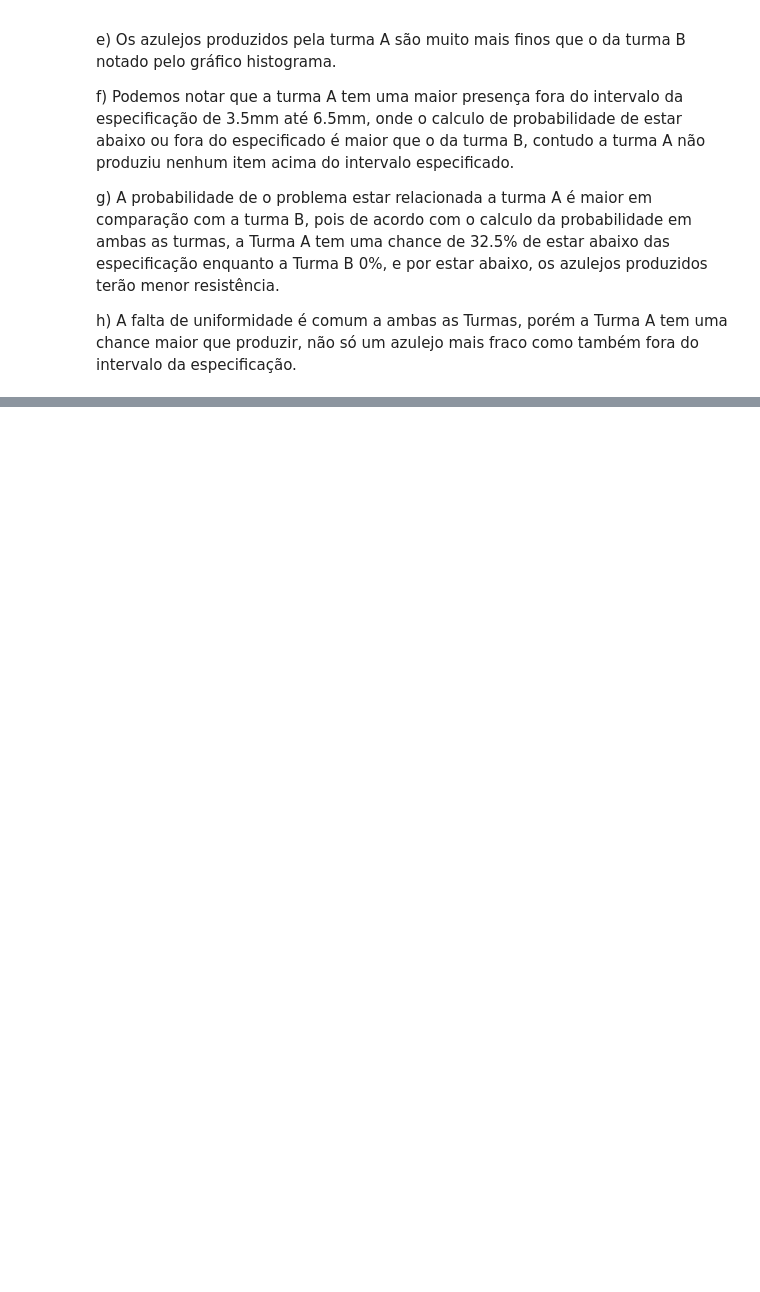
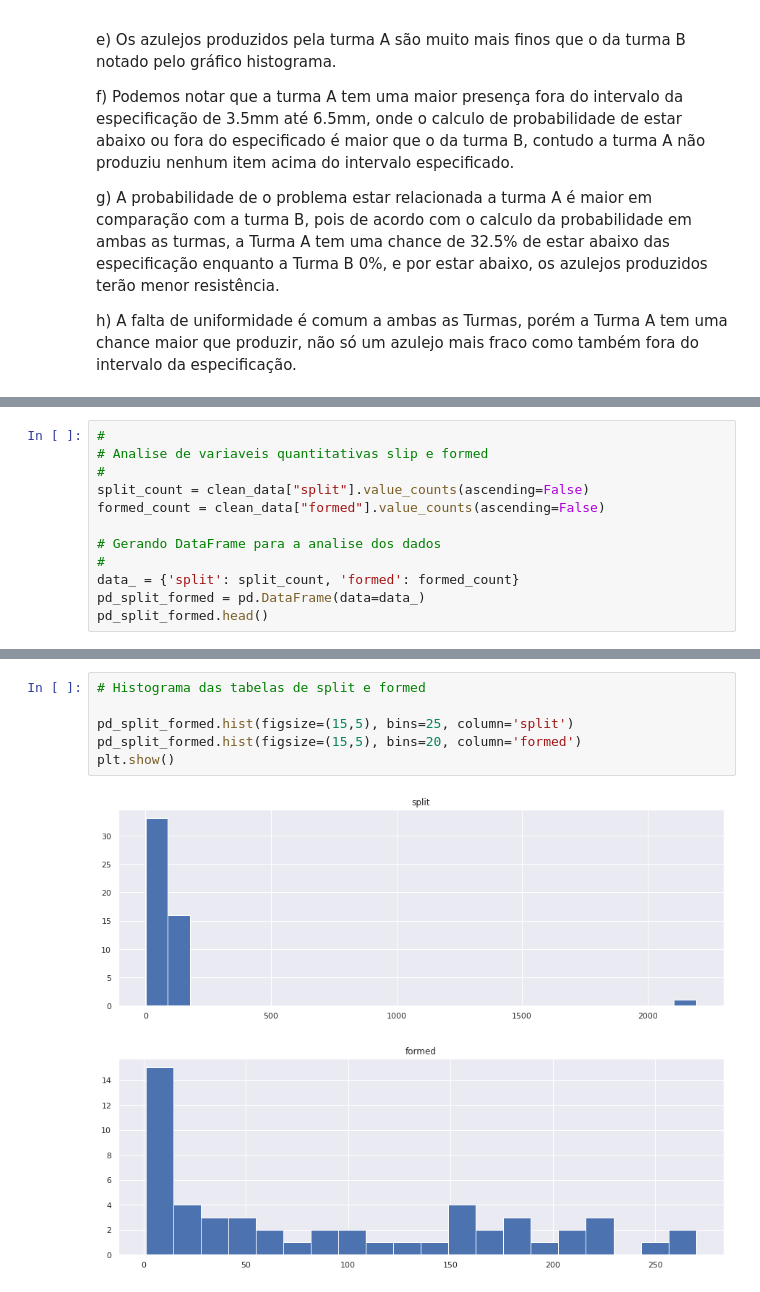
Before and after one commit to titilomt/data_science_puc_projects, a Jupyter notebook: EstatisticaPOS_trab_01.ipynb, the cells around one changed output, grey strips where cells are left out. Cells and saved outputs as stored; diff of their text form; blank space fills up the shorter version.

```diff
--- a/EstatisticaPOS_trab_01.ipynb
+++ b/EstatisticaPOS_trab_01.ipynb
@@ -271,0 +417,12 @@ Para está segunda parte, analisaremos uma base de dados da plataforma Kaggle
+# %%
+#
+# Analise de variaveis quantitativas slip e formed
+#
+split_count = clean_data["split"].value_counts(ascending=False)
+formed_count = clean_data["formed"].value_counts(ascending=False)
+
+# Gerando DataFrame para a analise dos dados
+#
+data_ = {'split': split_count, 'formed': formed_count}
+pd_split_formed = pd.DataFrame(data=data_)
+pd_split_formed.head()
@@ -271,0 +458,9 @@ Para está segunda parte, analisaremos uma base de dados da plataforma Kaggle
+# %%
+# Histograma das tabelas de split e formed
+
+pd_split_formed.hist(figsize=(15,5), bins=25, column='split')
+pd_split_formed.hist(figsize=(15,5), bins=20, column='formed')
+plt.show()
+# %% [output]
+[figure, added]
+[figure, added]
```
Also changed, not shown: parts of 16 cells of this notebook.
